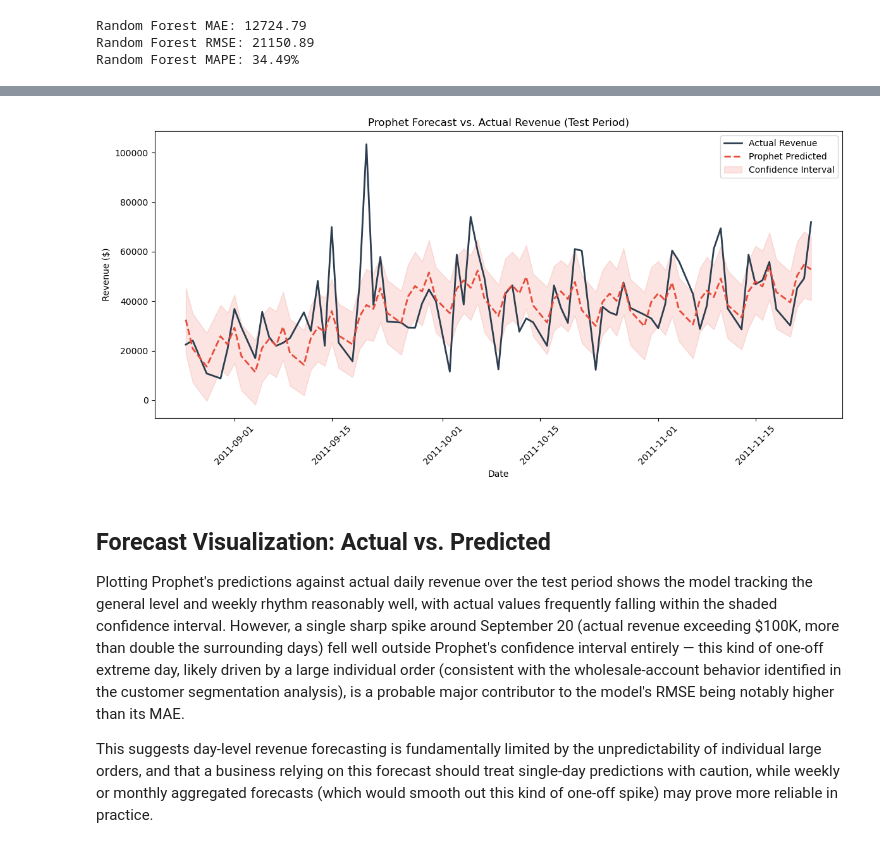
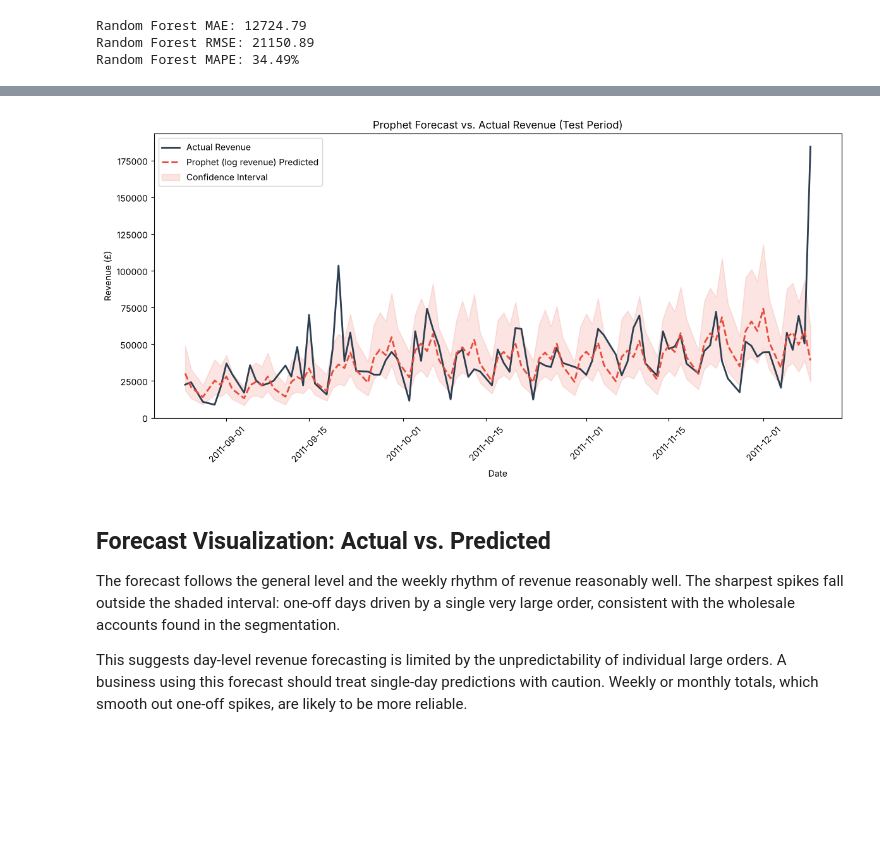
Before and after one commit to Rahulkulkarni2002/customer-segmentation-retention-analysis, a Jupyter notebook: notebook.ipynb, the cells around one changed output, grey strips where cells are left out. Drawn from its saved outputs; the diff is of its cells as text; code cells hidden in the pictures; blank space fills up the shorter version.

```diff
--- a/notebook.ipynb
+++ b/notebook.ipynb
@@ -1161,6 +1298,10 @@ Yearly seasonality is enabled with less than 730 days (approximately 2 years) of
 # %%
-future = model.make_future_dataframe(periods=len(test))
-forecast = model.predict(future)
+# Predict every date in the test period.
+# The test days are trading days, so asking for the next 91 calendar days would stop too early.
+test = test.copy()
+test["ds"] = pd.to_datetime(test["ds"])
+
+forecast = model.predict(test[["ds"]])
 
 print(forecast[["ds", "yhat", "yhat_lower", "yhat_upper"]].tail(10))
 # %% [output]
@@ -1403,45 +1649,50 @@ Random Forest MAPE: 34.49%
 # %%
 import matplotlib.pyplot as plt
 
+# Chart the chosen model: Prophet on log revenue, converted back to pounds
+final = pd.DataFrame(
+    {
+        "ds": test["ds"].values,
+        "actual": test["y"].values,
+        "predicted": prophet_log_pred,
+        "lower": np.expm1(forecast_log["yhat_lower"].values),
+        "upper": np.expm1(forecast_log["yhat_upper"].values),
+    }
+)
+
 fig, ax = plt.subplots(figsize=(12, 6))
 
+ax.plot(final["ds"], final["actual"], label="Actual Revenue", color="#2c3e50", linewidth=2)
 ax.plot(
-    comparison["ds"],
-    comparison["actual"],
-    label="Actual Revenue",
-    color="#2c3e50",
-    linewidth=2,
-)
-ax.plot(
-    comparison["ds"],
-    comparison["predicted"],
-    label="Prophet Predicted",
+    final["ds"],
+    final["predicted"],
+    label="Prophet (log revenue) Predicted",
     color="#e74c3c",
     linewidth=2,
     linestyle="--",
 )
 ax.fill_between(
-    comparison["ds"],
-    comparison["lower"],
-    comparison["upper"],
+    final["ds"],
+    final["lower"],
+    final["upper"],
     color="#e74c3c",
     alpha=0.15,
     label="Confidence Interval",
 )
 
 ax.set_xlabel("Date")
-ax.set_ylabel("Revenue ($)")
+ax.set_ylabel("Revenue (£)")
 ax.set_title("Prophet Forecast vs. Actual Revenue (Test Period)")
 ax.legend()
 plt.xticks(rotation=45)
 plt.tight_layout()
 plt.savefig("forecast_vs_actual.png", dpi=150)
 plt.show()
 # %% [output]
-[figure, old version]
+[figure, new version]
 # %% [markdown]
 ## Forecast Visualization: Actual vs. Predicted
 
-Plotting Prophet's predictions against actual daily revenue over the test period shows the model tracking the general level and weekly rhythm reasonably well, with actual values frequently falling within the shaded confidence interval. However, a single sharp spike around September 20 (actual revenue exceeding $100K, more than double the surrounding days) fell well outside Prophet's confidence interval entirely — this kind of one-off extreme day, likely driven by a large individual order (consistent with the wholesale-account behavior identified in the customer segmentation analysis), is a probable major contributor to the model's RMSE being notably higher than its MAE.
+The forecast follows the general level and the weekly rhythm of revenue reasonably well. The sharpest spikes fall outside the shaded interval: one-off days driven by a single very large order, consistent with the wholesale accounts found in the segmentation.
 
-This suggests day-level revenue forecasting is fundamentally limited by the unpredictability of individual large orders, and that a business relying on this forecast should treat single-day predictions with caution, while weekly or monthly aggregated forecasts (which would smooth out this kind of one-off spike) may prove more reliable in practice.
+This suggests day-level revenue forecasting is limited by the unpredictability of individual large orders. A business using this forecast should treat single-day predictions with caution. Weekly or monthly totals, which smooth out one-off spikes, are likely to be more reliable.
```
Also changed, not shown: parts of 76 cells of this notebook, 9 other files.
